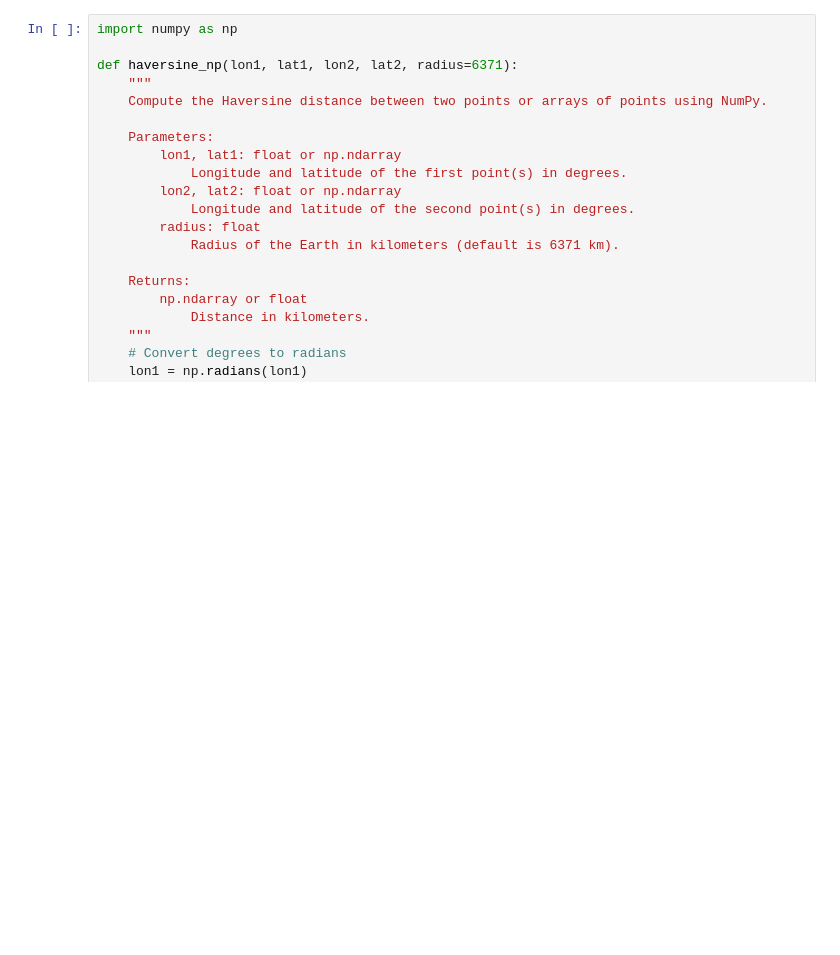
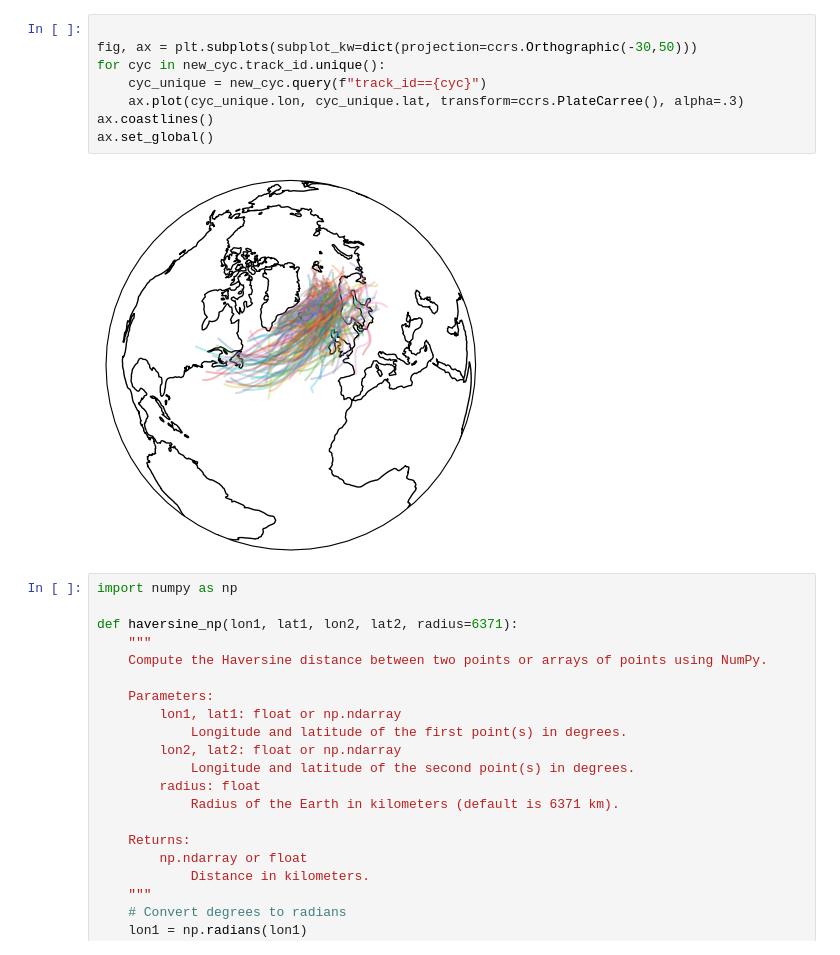
Before and after one commit to rguilcas/predict_rain_norway, a Jupyter notebook: assessment_of_nn/test_new_attributions.ipynb, the cells around one changed output. Drawn from its saved outputs; the diff is of its cells as text; blank space fills up the shorter version.

```diff
--- a/assessment_of_nn/test_new_attributions.ipynb
+++ b/assessment_of_nn/test_new_attributions.ipynb
@@ -22,3 +59,13 @@ DatetimeIndex(['1999-11-01', '1999-11-03', '1999-11-29', '2000-01-03',
+# %%
+
+fig, ax = plt.subplots(subplot_kw=dict(projection=ccrs.Orthographic(-30,50)))
+for cyc in new_cyc.track_id.unique():
+    cyc_unique = new_cyc.query(f"track_id=={cyc}")
+    ax.plot(cyc_unique.lon, cyc_unique.lat, transform=ccrs.PlateCarree(), alpha=.3)
+ax.coastlines()
+ax.set_global()
+# %% [output]
+[figure, added]
 # %%
 import numpy as np
 
```
Also changed, not shown: parts of 10 cells of this notebook, 23 other files.
